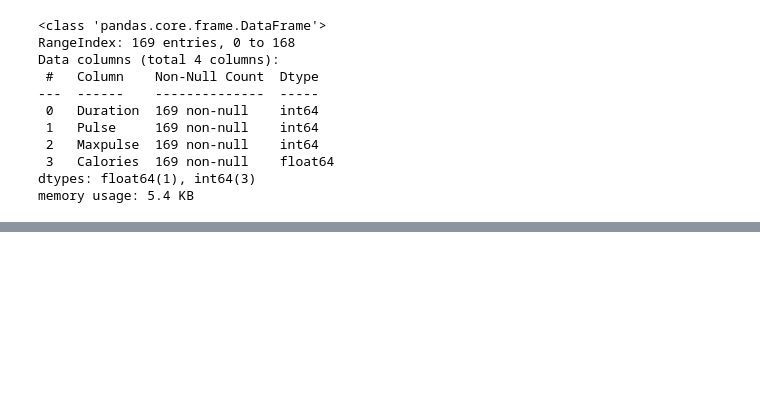
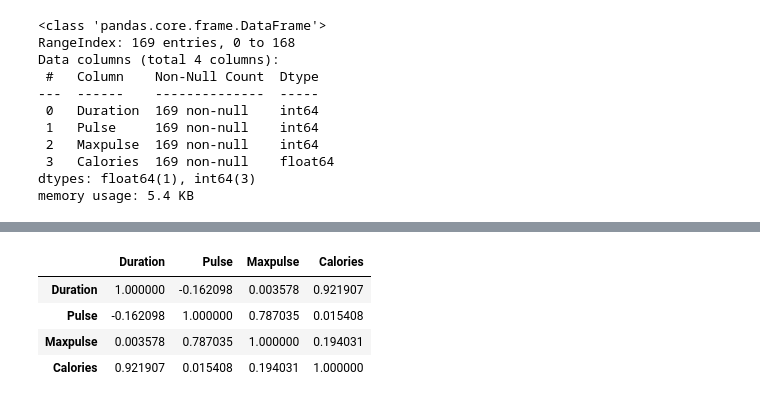
Before and after one commit to WangaiJM/numpy, a Jupyter notebook: pandas/w3s.ipynb, the cells around one changed output, grey strips where cells are left out. Cells and saved outputs as stored; diff of their text form; code cells hidden in the pictures; blank space fills up the shorter version.

Commit message:
corr'

```diff
--- a/pandas/w3s.ipynb
+++ b/pandas/w3s.ipynb
@@ -303,0 +319,2 @@ memory usage: 5.4 KB
+# %%
+df.drop_duplicates(inplace = True)
@@ -303,0 +352,8 @@ memory usage: 5.4 KB
+# %%
+df.corr()
+# %% [output]
+|  | Duration | Pulse | Maxpulse | Calories |
+| Duration | 1.000000 | -0.162098 | 0.003578 | 0.921907 |
+| Pulse | -0.162098 | 1.000000 | 0.787035 | 0.015408 |
+| Maxpulse | 0.003578 | 0.787035 | 1.000000 | 0.194031 |
+| Calories | 0.921907 | 0.015408 | 0.194031 | 1.000000 |
```
Also changed, not shown: parts of 3 cells of this notebook.
